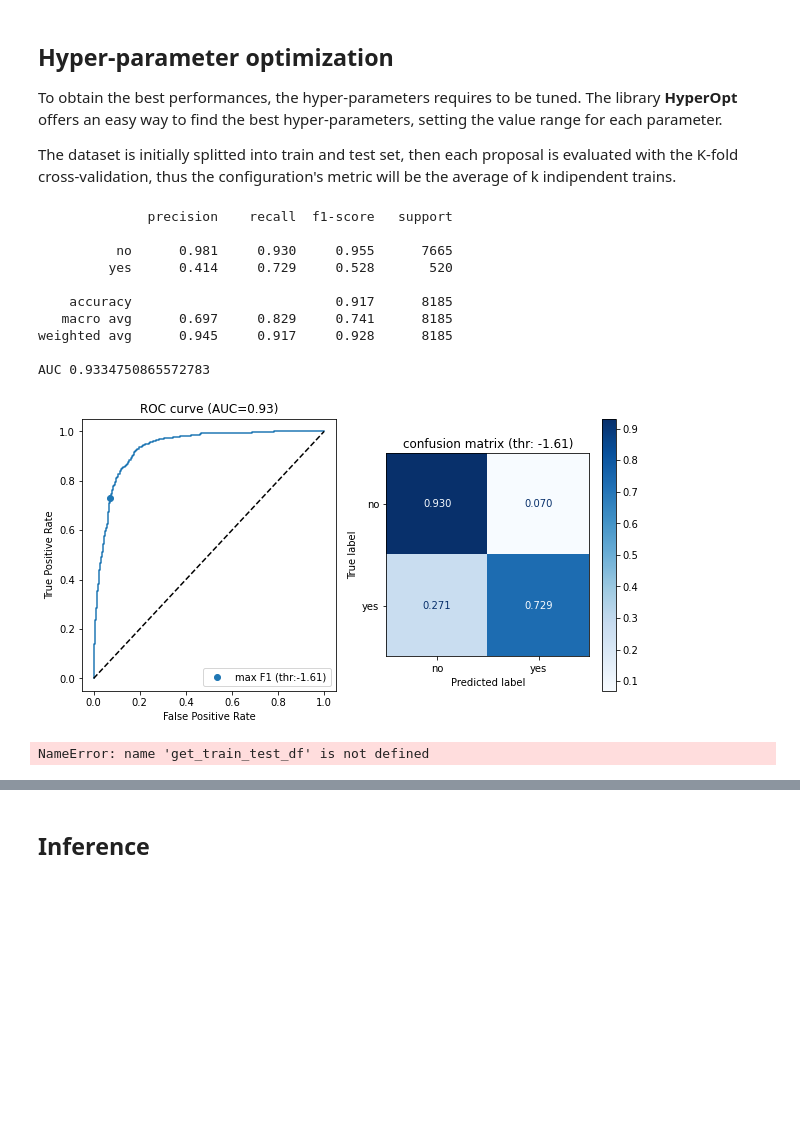
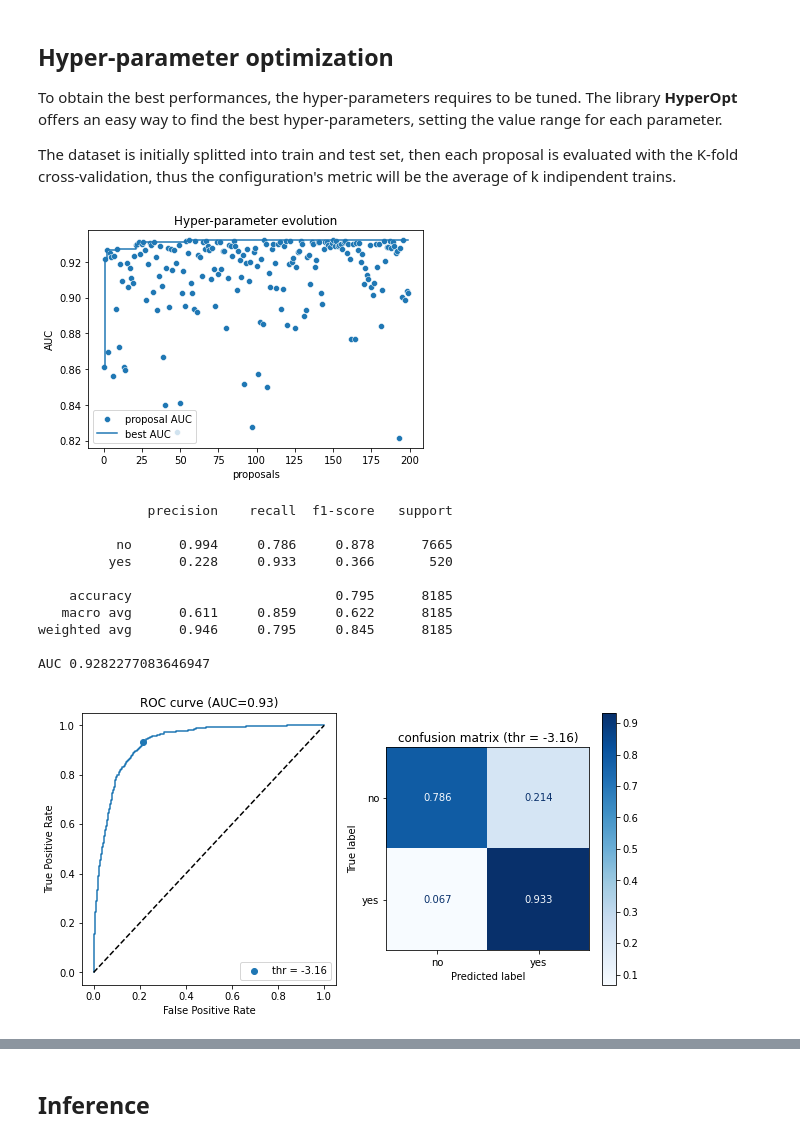
Before and after one commit to ste-fior/bank-acceptance-forecasting, a Jupyter notebook: Fastweb-Data-Science-Assignment.ipynb, the cells around one changed output, grey strips where cells are left out. Cells and saved outputs as stored; diff of their text form; code cells hidden in the pictures; blank space fills up the shorter version.

```diff
--- a/Fastweb-Data-Science-Assignment.ipynb
+++ b/Fastweb-Data-Science-Assignment.ipynb
@@ -130,5 +93,5 @@ def train_balancetest_split(df:pd.DataFrame, test_size:float, stratify:np.ndarra
 # %%
-def midsampling(df:pd.DataFrame, label:str, debug:bool=False) -> pd.DataFrame:
+def midsampling(df:pd.DataFrame, label:str, seed:int=None, debug:bool=False) -> pd.DataFrame:
     """
     Rebalance classes method, it mixes the upsampling (of the least frequest class)
     with the downsampling (of the most frequent class) trying to avoid both the cons of
@@ -136,7 +99,8 @@ def midsampling(df:pd.DataFrame, label:str, debug:bool=False) -> pd.DataFrame:
 
     Args:
         df (pd.DataFrame): dataset loaded as pandas Dataframe.
-        label (str): label name to balance
+        label (str): label name to balance.
+        seed (int, optional): random seed for reproducibility. Defaults to None.
         debug (bool, optional): informative print. Defaults to False.
 
     Returns:
@@ -146,7 +110,7 @@ def midsampling(df:pd.DataFrame, label:str, debug:bool=False) -> pd.DataFrame:
     info = "Unbalanced " + str(dict(df[label].value_counts())) + " → "
     classes = df[label].unique()
     df_class = [df[df[label]==c] for c in classes] # split class values
-    df_class = [resample(dfc, n_samples=len(df)//len(classes)) for dfc in df_class] # resample each class
+    df_class = [resample(dfc, n_samples=len(df)//len(classes), random_state=seed) for dfc in df_class] # resample each class
     df = pd.concat(df_class) # merge back
 
     info += "Resampled " + str(dict(df[label].value_counts()))
@@ -493,13 +464,13 @@ def train_pipeline(config:dict,
 # %%
 ## CROSS VALIDATION
 
-def cross_validation(config:dict, df:pd.DataFrame, seed:int=0, labels:list[str]=['no', 'yes'], hyperopt_report:bool=False):
-    """Cross validate a configuration by training and validate on different train/val sets.
+def cross_validation(config:dict, df:pd.DataFrame, seed:int=None, labels:list[str]=['no', 'yes'], hyperopt_report:bool=False):
+    """Cross validate a configuration by training and validate the model on different train/val sets.
 
     Args:
         config (dict): Hyper-parameters configuration
         df (pd.DataFrame): dataset, splitted in train and validation set
-        seed (int, optional): random seed fro reproducibility. Defaults to 0.
+        seed (int, optional): random seed fro reproducibility. Defaults to None.
         labels (list[str], optional): output labels, for plotting. Defaults to ['no', 'yes'].
         hyperopt_report (bool, optional): return a dict compatible with the HyperOpt object. Defaults to False.
 
@@ -513,8 +484,9 @@ def cross_validation(config:dict, df:pd.DataFrame, seed:int=0, labels:list[str]=
     cross_models, cross_metrics = [], None
 
     for train_ids, val_ids in skf.split(df.drop(columns='y'), df.y):
+        # prepare the datsets for this train, from the idexes computed by StratifiedKFold object
         train_df, val_df = df.iloc[train_ids], df.iloc[val_ids]
-        train_df = midsampling(train_df, 'y')
+        train_df = midsampling(train_df, 'y', seed)
         model = train(config, train_df)
         metrics = evaluate(model, val_df, labels, hyperopt_report=hyperopt_report)
 
@@ -536,6 +508,8 @@ def cross_validation(config:dict, df:pd.DataFrame, seed:int=0, labels:list[str]=
                 else: cross_metrics[key1].append(val1)
 
     if hyperopt_report:
+        # HyperOpt implements only a minimization function associated with the metric "loss"
+        # to fit this constraint, the score is reported as "loss".
         return {'loss':np.mean(cross_metrics), 'status':'ok'}
     else:
         return cross_models, cross_metrics
@@ -575,54 +573,60 @@ The dataset is initially splitted into train and test set, then each proposal is
 # %%
+data_path = 'data/bank-dataset.csv'
+features_path = 'data/features.yaml'
+
+train_df, test_df = load_df_pipeline(data_path, features_path, test_size=.2, seed=SEED)
+samples = train_df.y.value_counts()
+
+# Configuration space: specify interval and type for every parameter
 config = {
     'eval_metric': 'auc',
-    'max_depth': 3 + hp.randint('max_depth', 30),
-    'n_estimators': 30 + hp.randint('n_estimators', 300),
-    'eta': hp.loguniform('eta', -5, -1),
+    'max_depth': 3 + hp.randint('max_depth', 50),
+    'n_estimators': 30 + hp.randint('n_estimators', 500),
+    'eta': hp.loguniform('eta', -6, -1),
     'subsample': hp.uniform('subsample', 0.1, 1.0),
 
     'colsample_bytree': hp.uniform('colsample_bytree', .01, 1.0),
     'colsample_bylevel': hp.uniform('colsample_bylevel', .01, 1.0),
     'colsample_bynode': hp.uniform('colsample_bynode', .01, 1.0),
-    'gamma': hp.uniform ('gamma', 0,9),
+    'gamma': hp.uniform ('gamma', 0, 9),
     'min_child_weight': hp.randint('min_child_weight', 10),
+
+    'alpha': hp.uniform('alpha', 0, 3),
+    'lambda': hp.uniform('lambda', 0, 3),
+    'scale_pos_weight': samples[0] / samples[1]
 }
 
-train_df, test_df = load_df_pipeline('data/bank-dataset.csv', 'data/features.yaml', test_size=.2, stratify=df.y, random_state=SEED)
-
+# Prepare logging directory
 logdir = Path('results')/datetime.now().strftime("%m%d-%H%M%S")
 logdir.mkdir()
+
+# Run HyperOpt with cross validation
 trials = Trials()
 best_hyperparams = fmin(fn = lambda cfg: cross_validation(cfg, train_df, hyperopt_report=True, seed=SEED),
                         space = config,
                         algo = tpe.suggest,
                         max_evals = 100,
                         trials = trials,
                         verbose=1)
+
+# Export data about the HyperOpt
 with open(logdir/'best_hyperparams.yml', 'w') as outfile:
     yaml.dump(best_hyperparams, outfile, default_flow_style=False)
+plot_trials(-np.array(trials.losses()), logdir)
 
-# Once the best hyper-parameters have been found, train the final model with the whole train dataset
-model = train(best_hyperparams, train_df)
-model.save_model(logdir/'model.bst')
-
-metrics = evaluate(model, test_df, plot=True, savefig=logdir/'stats.png')
-with open(logdir/'metrics.yml', 'w') as outfile:
-    yaml.dump(metrics, outfile, default_flow_style=False)
+# Once the best hyper-parameters have been found, train the final model with the whole train set
+# and evaluate its performance on the test set
+model, metrics = train_pipeline(best_hyperparams, data_path, features_path, test_size=.2, seed=SEED, logdir=logdir)
 # %% [output]
+[figure, new version]
               precision    recall  f1-score   support
 
-          no      0.981     0.930     0.955      7665
-         yes      0.414     0.729     0.528       520
+          no      0.994     0.786     0.878      7665
+         yes      0.228     0.933     0.366       520
 
-    accuracy                          0.917      8185
-   macro avg      0.697     0.829     0.741      8185
-weighted avg      0.945     0.917     0.928      8185
+    accuracy                          0.795      8185
+   macro avg      0.611     0.859     0.622      8185
+weighted avg      0.946     0.795     0.845      8185
 
-AUC 0.9334750865572783
+AUC 0.9282277083646947
-[figure, old version]
+[figure, added]
-# %%
-model = load('results/1025-094434/model.bst')
-train_df, test_df = get_train_test_df(test_size=.2, random_state=SEED)
-evaluate(model, test_df, plot=True)
-# %% [output]
-NameError: name 'get_train_test_df' is not defined
```
Also changed, not shown: parts of 13 cells of this notebook, 5 other files.
